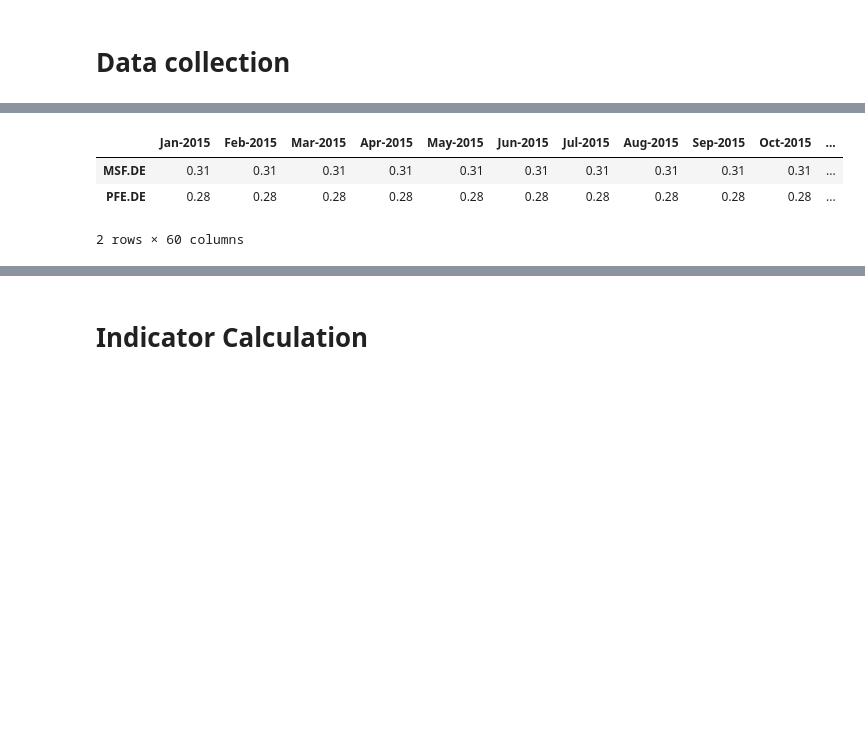
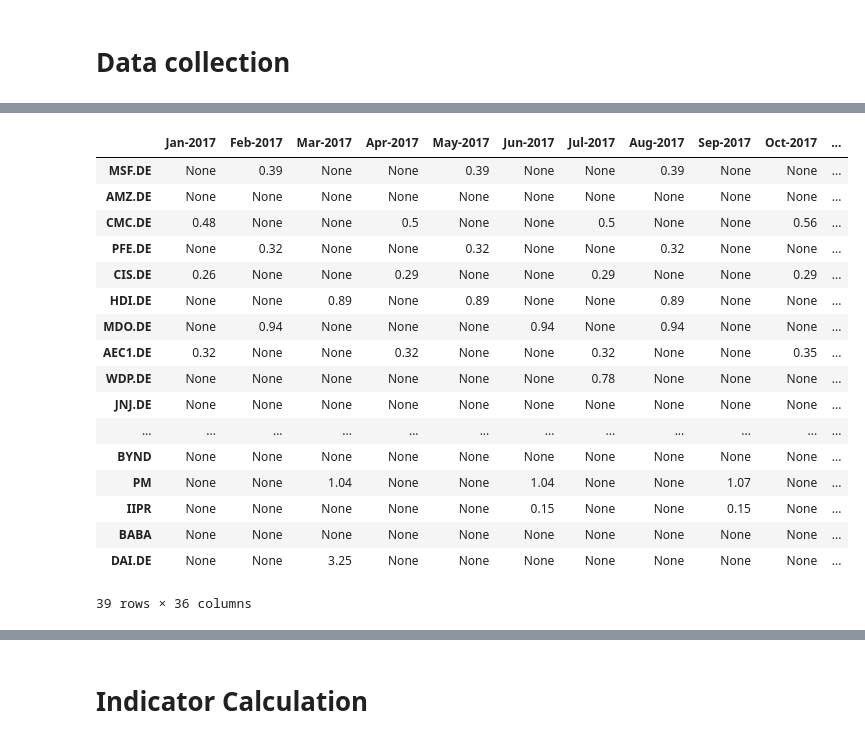
Before and after one commit to dacatay/stock-charting, a Jupyter notebook: src/Indicator Calculation.ipynb, the cells around one changed output, grey strips where cells are left out. Drawn from its saved outputs; the diff is of its cells as text; code cells hidden in the pictures; blank space fills up the shorter version.

```diff
--- a/src/Indicator Calculation.ipynb
+++ b/src/Indicator Calculation.ipynb
@@ -1,7 +1,10 @@
 # %%
 import numpy as np
 import pandas as pd
+pd.set_option('colheader_justify', 'left')
+
 import pandas_datareader.data as web
+import yfinance as yf
 
 import matplotlib.pyplot as plt
 import matplotlib.dates as mdates
@@ -41,2 +53,19 @@ plt.rcParams['text.latex.preamble'] = b"\usepackage{subdepth}, \usepackage{type1
+# %%
+tickers = ['MSF.DE', 'AMZ.DE', 'CMC.DE', 'PFE.DE', 'CIS.DE', 'HDI.DE', 'MDO.DE',
+            'AEC1.DE', 'WDP.DE', 'JNJ.DE', '3V64.DE', 'BAS.DE', 'MMM.DE', 'UWS.F',
+            'WCN', 'RSG', 'BAC', 'NVD.DE', 'DBK.DE', 'KO', 'QCOM', 'BAC.DE', 'HC5.F',
+            'KMB', 'MET', 'EA', 'ZNGA', 'GOOG', 'PAYC', 'AAPL', 'FB', 'TSLA', 'NFLX',
+           'ATVI', 'BYND', 'PM', 'IIPR', 'BABA', 'DAI.DE']
+
+indices = ['^NDX', '^GDAXI', '^MDAXI', '^GSPC', '^HSI']
+
+etfs = ['C051.F', 'E903.DE', 'EXSG.DE', ]
+
+exrs = ['EURUSD=X']
+
+cryptos = []
+
+start = datetime.datetime(2015, 1, 1)
+end = datetime.datetime.today()
 # %% [markdown]
 # Data collection
@@ -208,33 +198,50 @@ Name: Dividend, dtype: float64
 # %%
-years = list(set(df_events['Year']))
+years = list(set(df_dividends['Year']))
 years = [int(year) for year in years]
 years.sort()
 years = [str(year) for year in years]
 years
 
 months = ['Jan', 'Feb', 'Mar', 'Apr','May','Jun', 'Jul', 'Aug','Sep', 'Oct', 'Nov', 'Dec']
 
 dividend_dates = []
 for year in years:
     for month in months:
         dividend_dates.append('{month}-{year}'.format(month=month, year=year))
 
 for t, ticker in enumerate(tickers):
     if t == 0:
-        df_dividends = pd.DataFrame(columns=dividend_dates, index=tickers)
+        df_dividends_sorted = pd.DataFrame(columns=dividend_dates, index=tickers)
 
     elif t != 0:
         pass
 
     for date in dividend_dates:
-        df_dividends[date][ticker] = list(df_events[(df_events['Ticker']==ticker) & (df_events['Month Year']=='Feb-2015')]['Dividend']).pop()
+        if len(list(df_dividends[(df_dividends['Ticker']==ticker) & (df_dividends['Month Year']==date)]['Dividends'])) != 0:
+            df_dividends_sorted[date][ticker] = list(df_dividends[(df_dividends['Ticker']==ticker) & (df_dividends['Month Year']==date)]['Dividends']).pop()
+        else:
+            df_dividends_sorted[date][ticker] = None
 
-df_dividends
+df_dividends_sorted
 # %% [output]
-|  | Jan-2015 | Feb-2015 | Mar-2015 | Apr-2015 | May-2015 | Jun-2015 | Jul-2015 | Aug-2015 | Sep-2015 | Oct-2015 | ... |
-| MSF.DE | 0.31 | 0.31 | 0.31 | 0.31 | 0.31 | 0.31 | 0.31 | 0.31 | 0.31 | 0.31 | ... |
-| PFE.DE | 0.28 | 0.28 | 0.28 | 0.28 | 0.28 | 0.28 | 0.28 | 0.28 | 0.28 | 0.28 | ... |
+|  | Jan-2017 | Feb-2017 | Mar-2017 | Apr-2017 | May-2017 | Jun-2017 | Jul-2017 | Aug-2017 | Sep-2017 | Oct-2017 | ... |
+| MSF.DE | None | 0.39 | None | None | 0.39 | None | None | 0.39 | None | None | ... |
+| AMZ.DE | None | None | None | None | None | None | None | None | None | None | ... |
+| CMC.DE | 0.48 | None | None | 0.5 | None | None | 0.5 | None | None | 0.56 | ... |
+| PFE.DE | None | 0.32 | None | None | 0.32 | None | None | 0.32 | None | None | ... |
+| CIS.DE | 0.26 | None | None | 0.29 | None | None | 0.29 | None | None | 0.29 | ... |
+| HDI.DE | None | None | 0.89 | None | 0.89 | None | None | 0.89 | None | None | ... |
+| MDO.DE | None | 0.94 | None | None | None | 0.94 | None | 0.94 | None | None | ... |
+| AEC1.DE | 0.32 | None | None | 0.32 | None | None | 0.32 | None | None | 0.35 | ... |
+| WDP.DE | None | None | None | None | None | None | 0.78 | None | None | None | ... |
+| JNJ.DE | None | None | None | None | None | None | None | None | None | None | ... |
+| ... | ... | ... | ... | ... | ... | ... | ... | ... | ... | ... | ... |
+| BYND | None | None | None | None | None | None | None | None | None | None | ... |
+| PM | None | None | 1.04 | None | None | 1.04 | None | None | 1.07 | None | ... |
+| IIPR | None | None | None | None | None | 0.15 | None | None | 0.15 | None | ... |
+| BABA | None | None | None | None | None | None | None | None | None | None | ... |
+| DAI.DE | None | None | 3.25 | None | None | None | None | None | None | None | ... |
-2 rows × 60 columns
+39 rows × 36 columns
 # %%
 # GET STOCK INFP
 def get_symbol(symbol):
```
Also changed, not shown: parts of 31 cells of this notebook, 9 other files.
